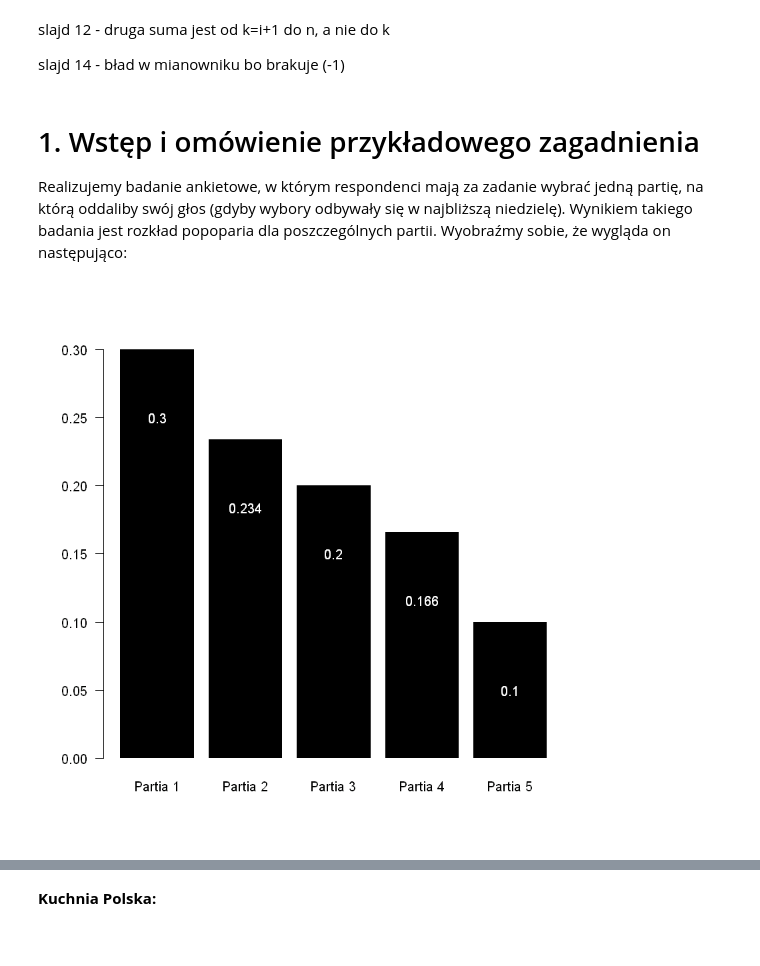
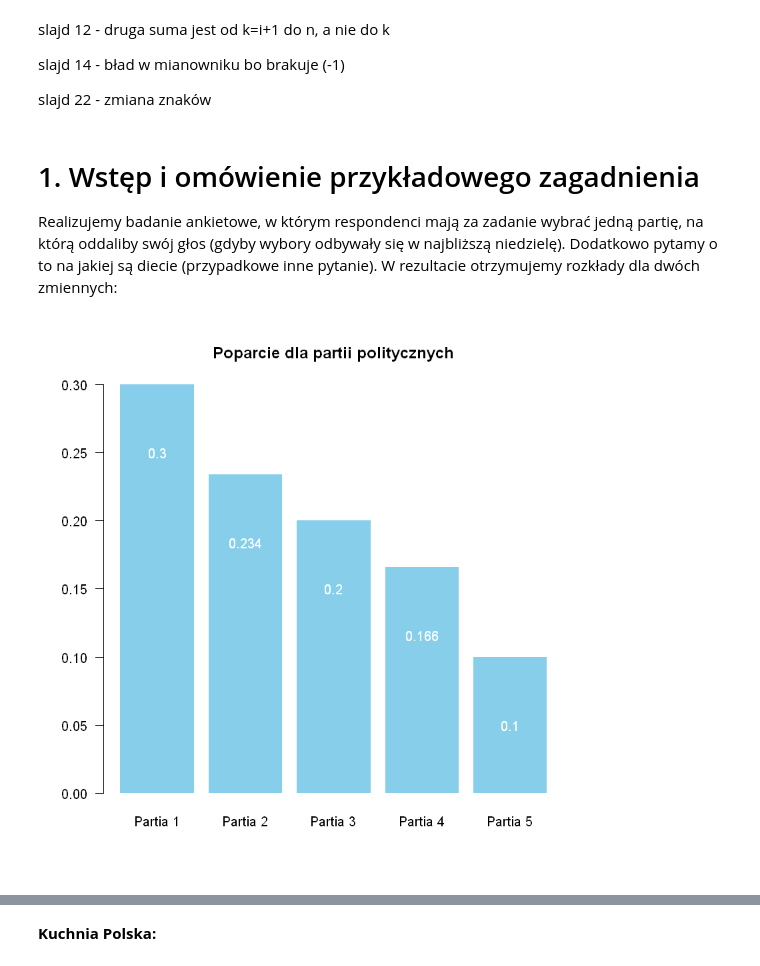
Before and after one commit to zmar/OMEGA_MDA, a Jupyter notebook: OMEGA_MDA.ipynb, the cells around one changed output, grey strips where cells are left out. Cells and saved outputs as stored; diff of their text form; code cells hidden in the pictures.

```diff
--- a/OMEGA_MDA.ipynb
+++ b/OMEGA_MDA.ipynb
@@ -11,12 +11,15 @@ Niniejsza prezentacja w całości opiera się bądź jest dosłownym cytatem z w
 slajd 12 - druga suma jest od k=i+1 do n, a nie do k
 
 slajd 14 - bład  w mianowniku bo brakuje (-1)
+
+slajd 22 - zmiana znaków
 # %% [markdown]
 # 1. Wstęp i omówienie przykładowego zagadnienia
 
-Realizujemy badanie ankietowe, w którym respondenci mają za zadanie wybrać jedną partię, na którą oddaliby swój głos (gdyby wybory odbywały się w najbliższą niedzielę). Wynikiem takiego badania jest rozkład popoparia dla poszczególnych partii. Wyobraźmy sobie, że wygląda on następująco:
+Realizujemy badanie ankietowe, w którym respondenci mają za zadanie wybrać jedną partię, na którą oddaliby swój głos (gdyby wybory odbywały się w najbliższą niedzielę). Dodatkowo pytamy o to na jakiej są diecie (przypadkowe inne pytanie). W rezultacie otrzymujemy rozkłady dla dwóch zmiennych:
 # %%
-poparcie<-barplot(c(0.3, 0.234, 0.2, 0.166, 0.1),names.arg = c("Partia 1","Partia 2","Partia 3","Partia 4","Partia 5"), las=1, border = "transparent", col="black")
+# Poparcie
+poparcie<-barplot(c(0.3, 0.234, 0.2, 0.166, 0.1),names.arg = c("Partia 1","Partia 2","Partia 3","Partia 4","Partia 5"), las=1, border = "transparent", col="skyblue", main = "Poparcie dla partii politycznych")
 text( poparcie, c(0.3, 0.234, 0.2, 0.166, 0.1 )-0.05, labels = c(0.3, 0.234, 0.2, 0.166, 0.1), col="white")
 # %% [output]
-[figure, old version]
+[figure, new version]
```
Also changed, not shown: parts of 50 cells of this notebook.
